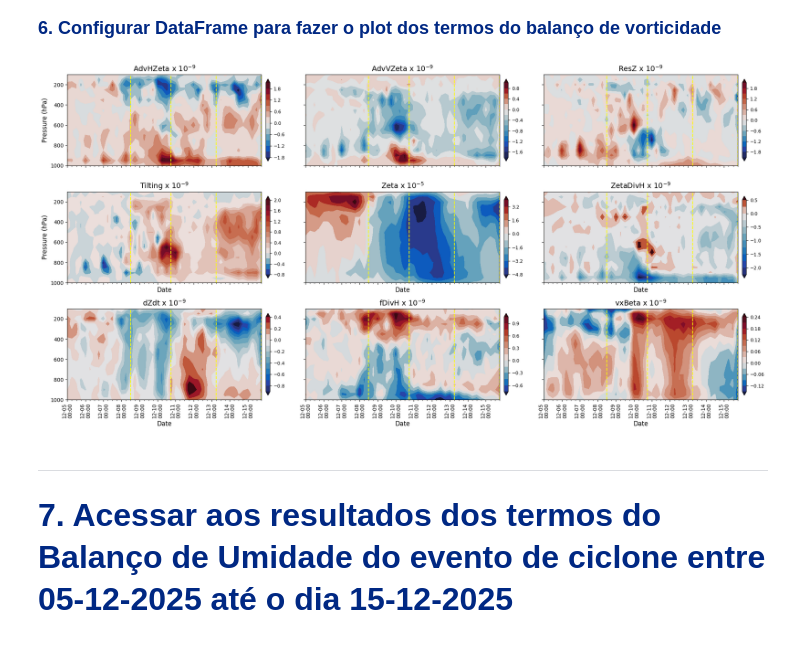
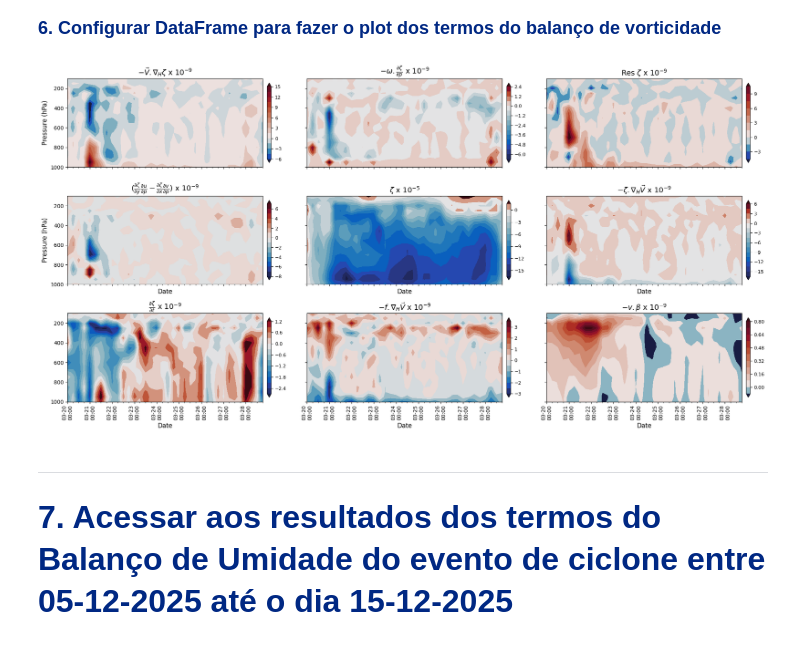
Before and after one commit to RonaldRN/Monitorias_IAG-USP, a Jupyter notebook: Meteorologia-Sinotica-III/2026/Aula-2_Hovmoller_Perfis-verticais/Hovmoller_ciclones.ipynb, the cells around one changed output. Saved outputs shown, nothing was run; the diff lists cells and outputs as text; code cells hidden in the pictures.

```diff
--- a/Meteorologia-Sinotica-III/2026/Aula-2_Hovmoller_Perfis-verticais/Hovmoller_ciclones.ipynb
+++ b/Meteorologia-Sinotica-III/2026/Aula-2_Hovmoller_Perfis-verticais/Hovmoller_ciclones.ipynb
@@ -258,6 +260,10 @@ budget = 'vorticity'
 variables = ['AdvHZeta', 'AdvVZeta', 'ResZ',
              'Tilting', 'Zeta', 'ZetaDivH',
              'dZdt', 'fDivH', 'vxBeta']
+titles_plot = [r'$-\vec{V}.\nabla_H \zeta$', r'$-\omega.\frac{\partial \zeta}{\partial p}$', r'Res $\zeta$',
+             r'$(\frac{\partial \zeta}{\partial y} \frac{\partial u}{\partial p} - \frac{\partial \zeta}{\partial x} \frac{\partial v}{\partial p})$',
+               r'$\zeta$', r'$-\zeta.\nabla_H \vec{V}$',
+             r'$\frac{\partial \zeta}{\partial t}$', r'$-f.\nabla_H \vec{V}$', r'$-v.\beta$']
 
 # Definir fases
 fases = [
@@ -280,15 +286,17 @@ axes = axes.flatten()
 # ==========================================================
 # Loop sobre as variáveis
 # ==========================================================
-for ax, variable in zip(axes, variables):
+for ax, variable, titles in zip(axes, variables, titles_plot):
 
     # Caminho do arquivo
     # Caminho da pasta com os resultados do ATMOSBUD no meu drive (MODIFICAR PARA SEU CASO)
-    path_drive = '/content/drive/MyDrive/USP-CURSOS/MONITORIA/METEOROLOGIA-SINOTICA-III-2026/Aula-2_Hovmoller_Perfis-verticais'
-    path_file = f'/ciclone_dec_2025_track/{budget}_terms/{variable}.csv'
+    path_drive = '/content/drive/MyDrive/USP-CURSOS/MONITORIA/METEOROLOGIA-SINOTICA-III-2026/equipes_ciclones/equipe4_track_3x3'
+    base_path = f'{path_drive}/{budget}_terms'
 
     # Ler CSV
-    df = pd.read_csv(path_drive + path_file, index_col=0)
+    path_file = os.path.join(base_path, f'{variable}.csv')
+    df = pd.read_csv(path_file, index_col=0)
+
     # Converter colunas para datetime
     df.columns = pd.to_datetime(df.columns)
     # Converter índice de Pa para hPa
@@ -324,49 +332,49 @@ for ax, variable in zip(axes, variables):
 
     # Título
     if variable == 'Zeta':
-      ax.set_title(variable + ' x $10^{-5}$', fontsize=14)
+      ax.set_title(titles + ' x $10^{-5}$', fontsize=14)
     else:
-      ax.set_title(variable + ' x $10^{-9}$', fontsize=14)
+      ax.set_title(titles + ' x $10^{-9}$', fontsize=14)
 
     # Linhas verticais das fases
-    for _, inicio, fim, _ in fases:
-        ax.axvline(pd.to_datetime(inicio), color='yellow', linestyle='--', linewidth=1.5)
-        ax.axvline(pd.to_datetime(fim), color='yellow', linestyle='--', linewidth=1.5)
+    #for _, inicio, fim, _ in fases:
+    #    ax.axvline(pd.to_datetime(inicio), color='yellow', linestyle='--', linewidth=1.5)
+    #    ax.axvline(pd.to_datetime(fim), color='yellow', linestyle='--', linewidth=1.5)
 
     # Colorbar individual
     cbar = fig.colorbar(im, ax=ax, orientation='vertical', pad=0.02, shrink=0.9)
     cbar.ax.tick_params(labelsize=9)
 
 # ==========================================================
 # Formatação dos eixos
 # ==========================================================
 for ax in axes:
     ax.xaxis.set_major_locator(mdates.AutoDateLocator())
     ax.xaxis.set_major_formatter(DateFormatter('%m-%d\n%H:%M'))
     ax.tick_params(axis='x', labelrotation=90)
     ax.tick_params(axis='both', labelsize=10)
     ax.xaxis.set_minor_locator(mdates.HourLocator(interval=6))
 
 # Labels apenas na borda externa
 for ax in axes[3:]:
     ax.set_xlabel('Date', fontsize=12)
 
 for ax in [axes[0], axes[3]]:
     ax.set_ylabel('Pressure (hPa)', fontsize=12)
 
 # ==========================================================
 # Ajuste final
 # ==========================================================
 plt.tight_layout()
 
-path_out = path_drive + '/ciclone_dec_2025_track'
+path_out = path_drive + '/ciclone_track'
 out_dir = os.path.join(path_out, 'Figuras_Hovmoller_Balance')
 os.makedirs(out_dir, exist_ok=True)
 
-plt.savefig(out_dir + f'/hovmoller_6terms_{budget}.png', dpi=300, bbox_inches='tight')
+plt.savefig(out_dir + f'/hovmoller_6terms_{budget}_3x3.png', dpi=300, bbox_inches='tight')
 plt.show()
 # %% [output]
-[figure, old version]
+[figure, new version]
 # %% [markdown]
 <hr size=5 color='#002883'>
 
```
Also changed, not shown: parts of 5 cells of this notebook, 1 other file.
